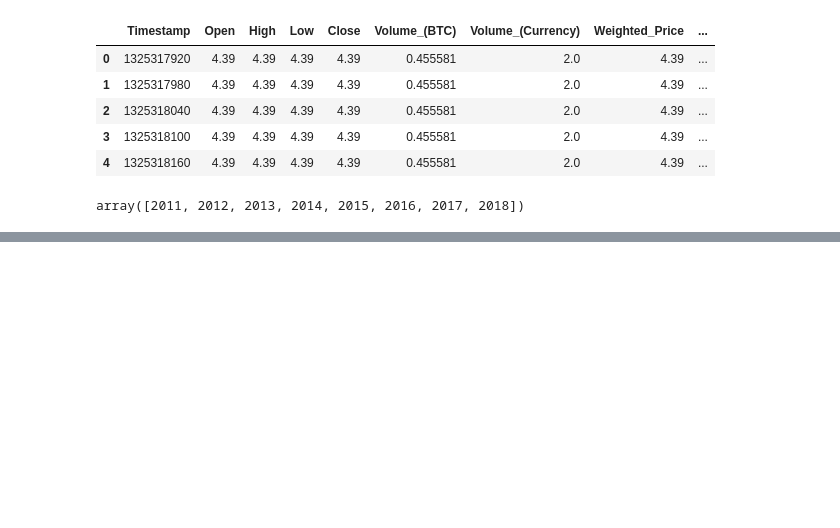
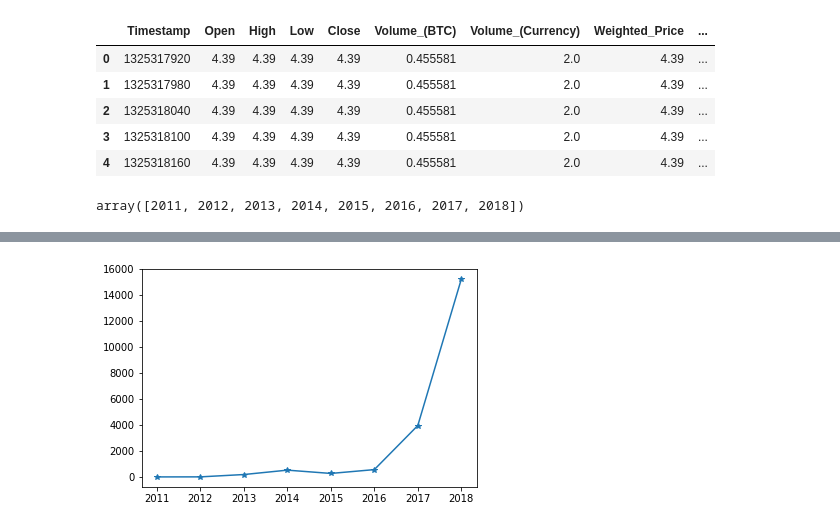
Before and after one commit to srjit/gems, a Jupyter notebook: bitcoin/bitcoin-data-exploration.ipynb, the cells around one changed output, grey strips where cells are left out. Cells and saved outputs as stored; diff of their text form; code cells hidden in the pictures; blank space fills up the shorter version.

Commit message:
monthly variations plot

```diff
--- a/bitcoin/bitcoin-data-exploration.ipynb
+++ b/bitcoin/bitcoin-data-exploration.ipynb
@@ -59,0 +58,11 @@ AttributeError: Can only use .dt accessor with datetimelike values
+# %%
+# mean variation of bitcoin value over the years
+import matplotlib.pyplot as plt
+
+x = years.tolist()
+y = avg_high
+
+plt.plot(x, y, '*-')
+plt.show()
+# %% [output]
+[figure, added]
```
Also changed, not shown: parts of 3 cells of this notebook, 1 other file.
